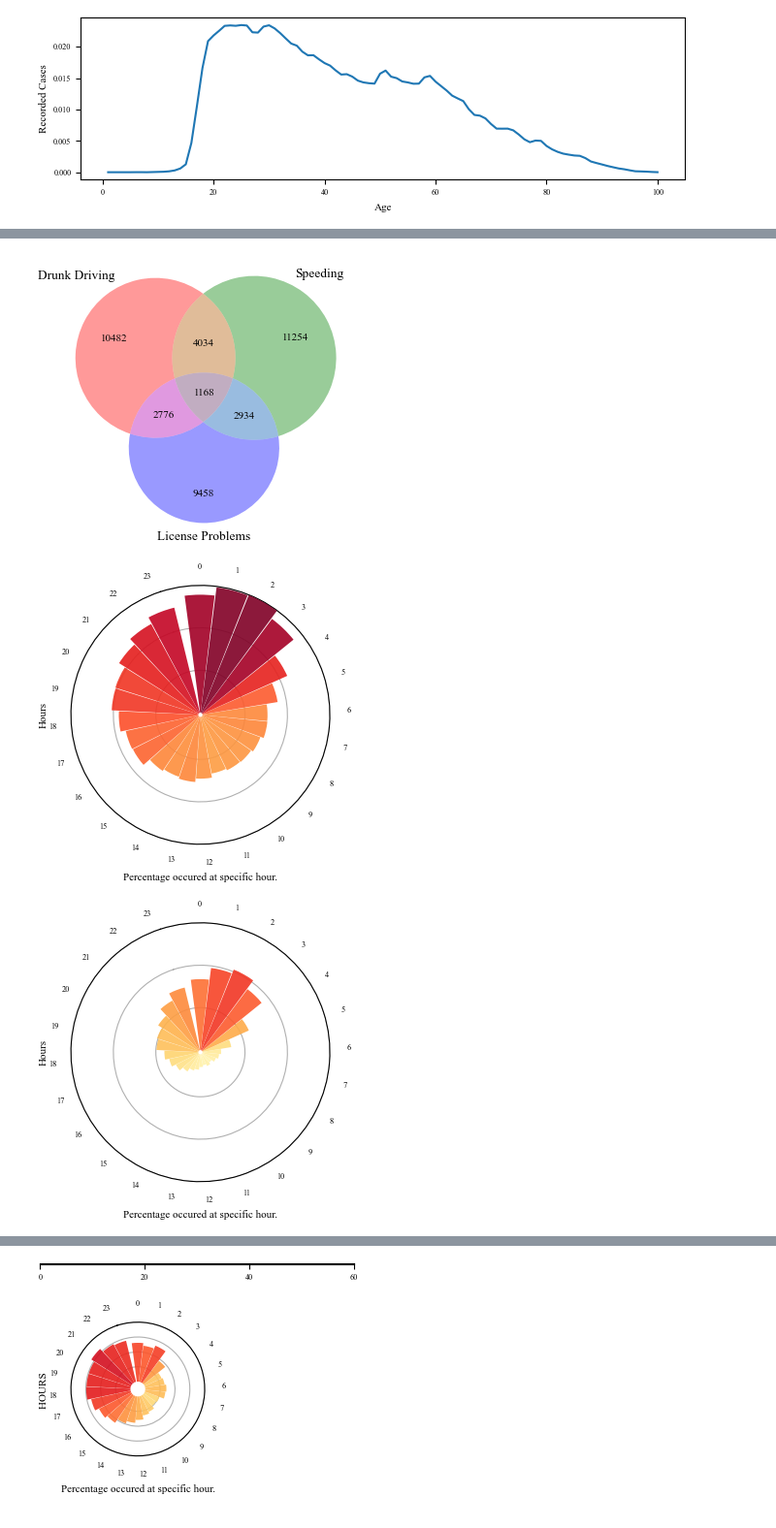
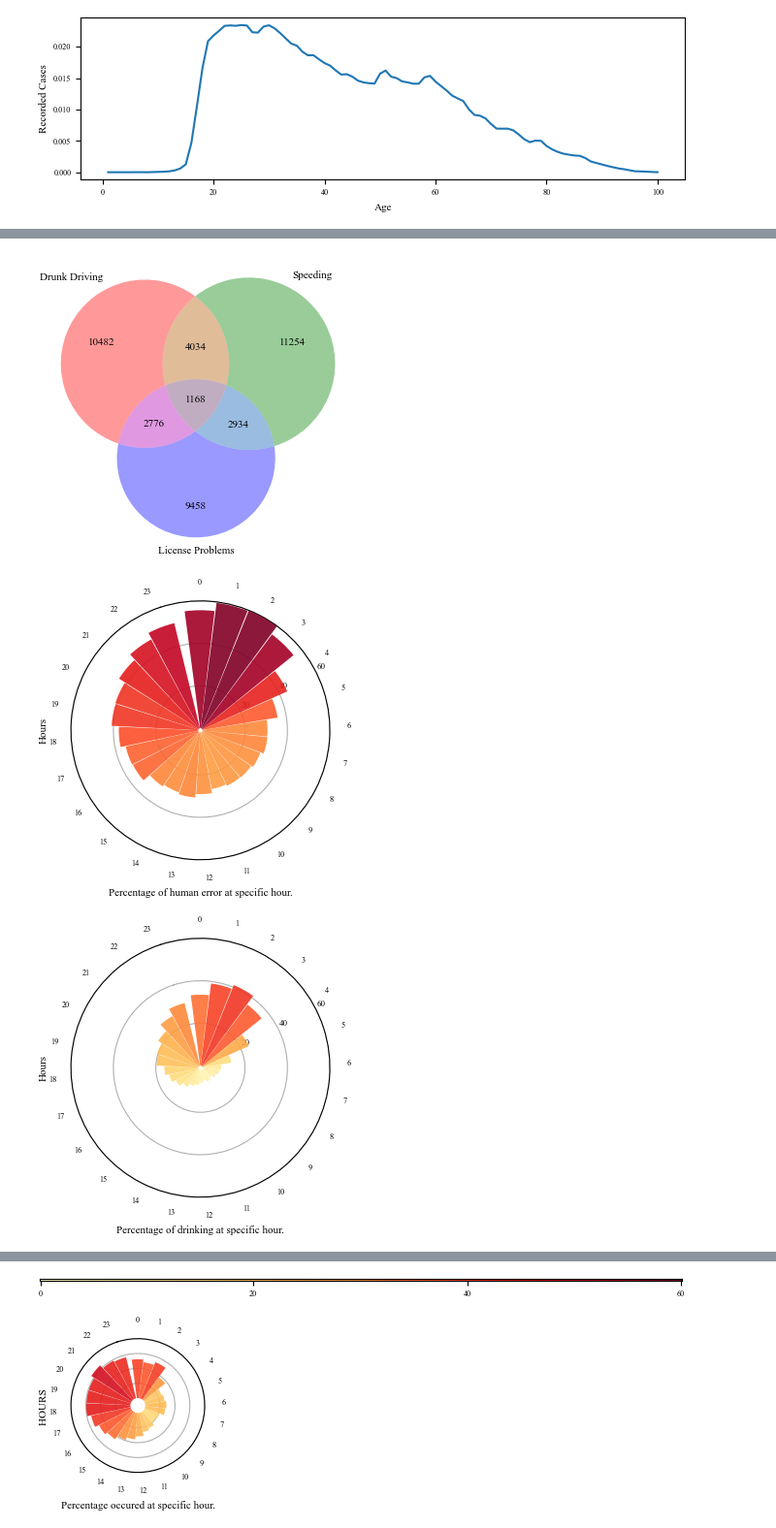
Before and after one commit to PaulHenrik/DataLiteracy_FARS, a Jupyter notebook: Car accident analysis.ipynb, the cells around one changed output, grey strips where cells are left out. Shown at 97% size. Saved outputs shown, nothing was run; the diff lists cells and outputs as text; code cells hidden in the pictures.

Commit message:
Added labels to clockplots. Changed fontsize of Venn Diagram.

```diff
--- a/Car accident analysis.ipynb
+++ b/Car accident analysis.ipynb
@@ -1213,7 +1211,13 @@ quot_drunkLicense = len(drivers[(drivers['DR_DRINK']==1) & ((drivers['L_TYPE']==
 quot_all = len(drivers[(drivers['DR_DRINK']==1) & (drivers['SPEEDREL'].isin([2,3,4,5,8])) & ((drivers['L_TYPE']==0) | (drivers['L_STATUS'].isin([0,1,2,3,4,7]))) ])
 
 plt.figure(figsize=figsize)
-venn3(subsets=(quot_drunk,quot_speed,quot_drunkSpeed,quot_license,quot_drunkLicense,quot_speedLicense,quot_all), set_labels=('Drunk Driving', 'Speeding', 'License Problems'))
+out = venn3(subsets=(quot_drunk,quot_speed,quot_drunkSpeed,quot_license,quot_drunkLicense,quot_speedLicense,quot_all), set_labels=('Drunk Driving', 'Speeding', 'License Problems'))
+for text in out.set_labels:
+    text.set_fontsize(8)
+for text in out.subset_labels:
+    text.set_fontsize(8)
+
+
 #plt.title('Absolute Numbers of human error categories')
 plt.savefig('plots/human error/venn_diagram.pdf')
 plt.show()
@@ -1273,14 +1277,13 @@ ax.xaxis.grid(False)
 
 ax.set_yticks([20,40,60])
 ax.set_yticklabels([])
-PAD = 0.3
-#ax.text(-0.9 * np.pi / 2, 2 + PAD, "2", ha="center",size=6.5)
-#ax.text(-0.9 * np.pi / 2, 4 + PAD, "4", ha="center",size=6.5)
-#ax.text(-0.9 * np.pi / 2, 6 + PAD, "6", ha="center",size=6.5)
-#ax.text(-0.9 * np.pi / 2, 8 + PAD, "8", ha="center",size=6.5)
+PAD = 3
+ax.text(-0.9 * np.pi / 2, 20 + PAD, "20", ha="center",size=6.5)
+ax.text(-0.9 * np.pi / 2, 40 + PAD, "40", ha="center",size=6.5)
+ax.text(-0.9 * np.pi / 2, 60 + PAD, "60", ha="center",size=6.5)
 
 
-ax.set_xlabel('Percentage occured at specific hour.')
+ax.set_xlabel('Percentage of human error at specific hour.')
 ax.set_ylabel('Hours',labelpad=17)
 #plt.title('Accidents by Hour')
 plt.savefig('plots/human error/Clock_human_error.pdf')
@@ -1315,13 +1318,14 @@ ax.xaxis.grid(False)
 
 ax.set_yticks([20,40,60])
 ax.set_yticklabels([])
-PAD = 0.2
-#ax.text(-0.9 * np.pi / 2, 2 + PAD, "2", ha="center",size=6.5)
-#ax.text(-0.9 * np.pi / 2, 4 + PAD, "4", ha="center",size=6.5)
-#ax.text(-0.9 * np.pi / 2, 6 + PAD, "6", ha="center",size=6.5)
-#ax.text(-0.9 * np.pi / 2, 8 + PAD, "8", ha="center",size=6.5)
+PAD = 3
+ax.text(-0.9 * np.pi / 2, 20 + PAD, "20", ha="center",size=6.5)
+ax.text(-0.9 * np.pi / 2, 40 + PAD, "40", ha="center",size=6.5)
+ax.text(-0.9 * np.pi / 2, 60 + PAD, "60", ha="center",size=6.5)
 
-ax.set_xlabel('Percentage occured at specific hour.')
+
+
+ax.set_xlabel('Percentage of drinking at specific hour.')
 ax.set_ylabel('Hours',labelpad=17)
 #plt.title('Accidents with Drinking by Hour')
 
@@ -1356,11 +1360,10 @@ ax.xaxis.grid(False)
 
 ax.set_yticks([20,40,60])
 ax.set_yticklabels([])
-PAD = 0.3
-#ax.text(-0.9 * np.pi / 2, 2 + PAD, "2", ha="center",size=6.5)
-#ax.text(-0.9 * np.pi / 2, 4 + PAD, "4", ha="center",size=6.5)
-#ax.text(-0.9 * np.pi / 2, 6 + PAD, "6", ha="center",size=6.5)
-#ax.text(-0.9 * np.pi / 2, 8 + PAD, "8", ha="center",size=6.5)
+PAD = 3
+ax.text(-0.9 * np.pi / 2, 20 + PAD, "20", ha="center",size=6.5)
+ax.text(-0.9 * np.pi / 2, 40 + PAD, "40", ha="center",size=6.5)
+ax.text(-0.9 * np.pi / 2, 60 + PAD, "60", ha="center",size=6.5)
 
 
 
@@ -1389,41 +1392,41 @@ ax.set_ylim(ylim_min,ylim_max)
 
 ax.bar(ANGLES, LENGTHS, color=COLORS, alpha=0.9, width=0.25, zorder=12)
 
 ax.set_xticks(ANGLES)
 ax.set_xticklabels(LABELS)
 ax.xaxis.grid(False)
-ax.set_yticks([20,40,60,80])
+ax.set_yticks([20,40,60])
 ax.set_yticklabels([])
-PAD = 0.3
-ax.text(-0.9 * np.pi / 2, 2 + PAD, "2", ha="center",size=6.5)
-ax.text(-0.9 * np.pi / 2, 4 + PAD, "4", ha="center",size=6.5)
-ax.text(-0.9 * np.pi / 2, 6 + PAD, "6", ha="center",size=6.5)
-ax.text(-0.9 * np.pi / 2, 8 + PAD, "8", ha="center",size=6.5)
+PAD = 3
+ax.text(-0.9 * np.pi / 2, 20 + PAD, "20", ha="center",size=6.5)
+ax.text(-0.9 * np.pi / 2, 40 + PAD, "40", ha="center",size=6.5)
+ax.text(-0.9 * np.pi / 2, 60 + PAD, "60", ha="center",size=6.5)
 
 #ax.spines["start"].set_color("none")
 #ax.spines["polar"].set_color("none")
-ax.set_xlabel('Percentage occured at specific hour.')
+
+ax.set_xlabel('Percentage of license problems at specific hour.')
 ax.set_ylabel('Hours',labelpad=17)
 #plt.title('Accidents with License Problems by Hour')
 plt.savefig('plots/human error/Clock_license.pdf')
 plt.show()
 
 
 ### Colorbar
 
 
 ###Note: We are using 4 different colr
 
 gradient = np.linspace(0, 100, 600)
 gradient = np.vstack((gradient, gradient))
-fix,axs = plt.subplots(figsize=figsize)
+fix,axs = plt.subplots()
 axs.imshow(gradient,cmap='YlOrRd')
 axs.set_yticks([])
 axs.set_xticks([0,199,399,599],[0,20,40,60])
 #axs.set_title('Colorbar')
 plt.savefig('plots/human error/Clock_colorbar.pdf')
 plt.show()
 # %% [output]
-[figure, old version]
+[figure, new version]
-[figure, old version]
+[figure, new version]
-[figure, old version]
+[figure, new version]
@@ -1432,4 +1435,4 @@ plt.show()
-[figure, old version]
+[figure, new version]
 # %%
 #### CLOCK PLOT NO LABEL
 
```
Also changed, not shown: parts of 4 cells of this notebook.
